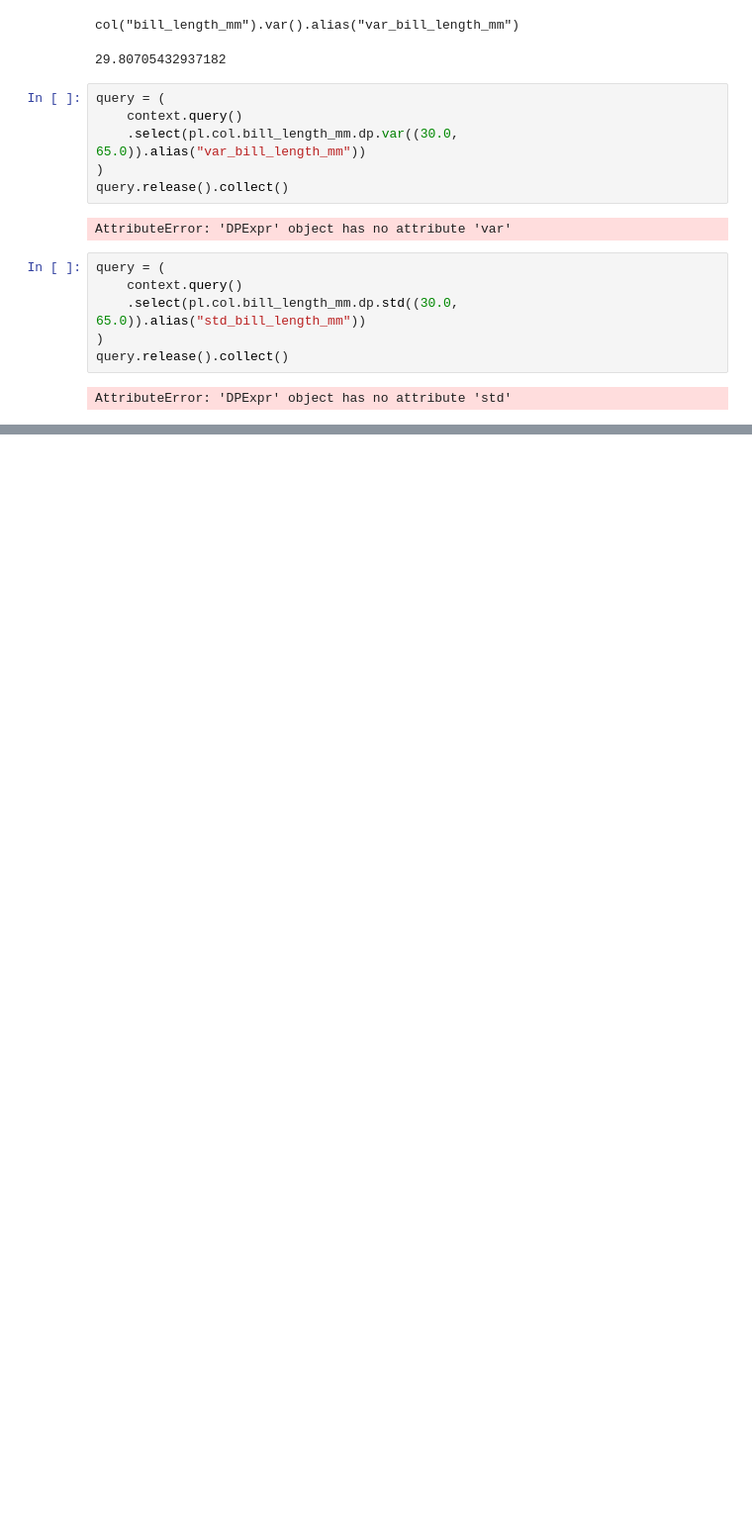
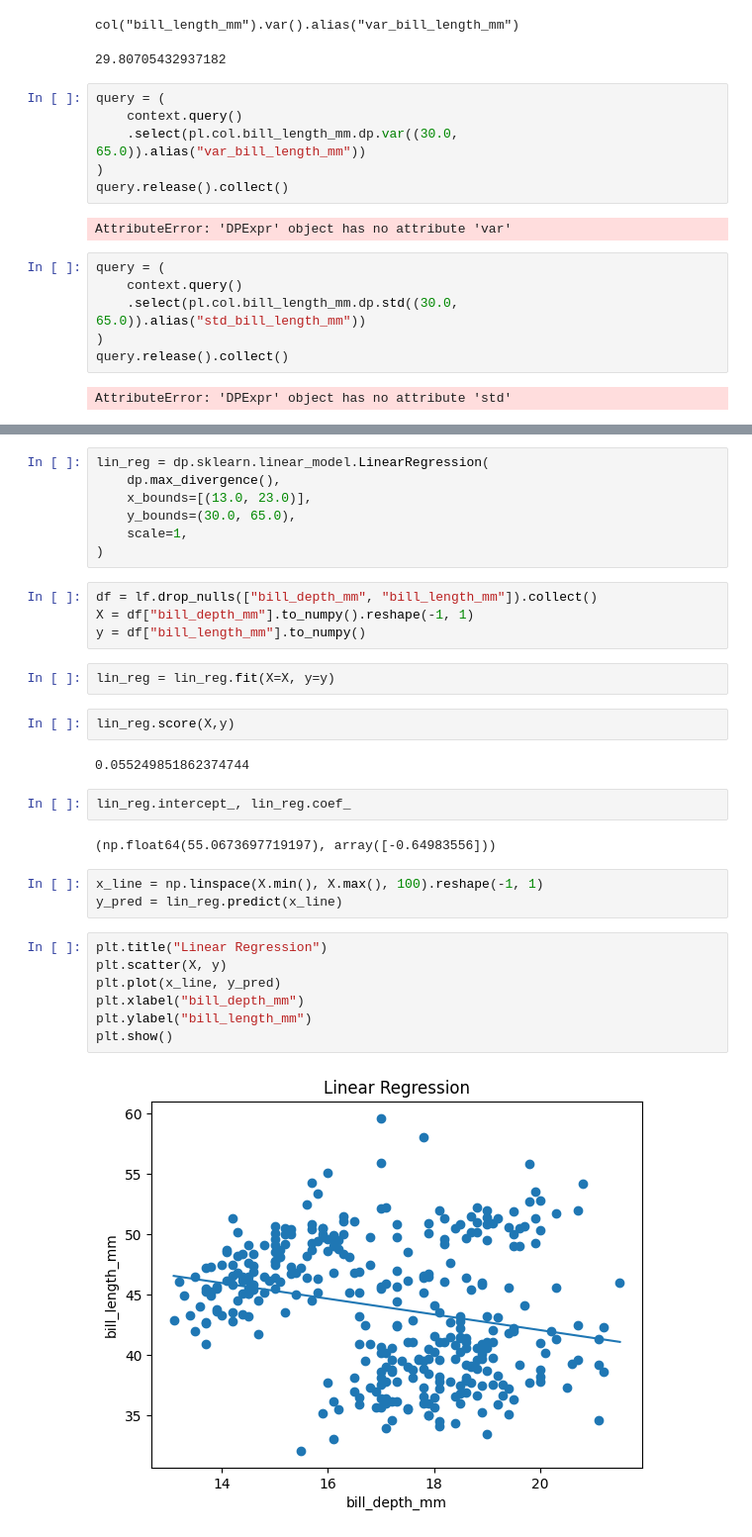
Before and after one commit to PaulineMauryL/dev-dp-lomas, a Jupyter notebook: opendp-0-14-features-penguin.ipynb, the cells around one changed output, grey strips where cells are left out. Shown at 99% size. Saved outputs shown, nothing was run; the diff lists cells and outputs as text; blank space fills up the shorter version.

Commit message:
add linear regression

```diff
--- a/opendp-0-14-features-penguin.ipynb
+++ b/opendp-0-14-features-penguin.ipynb
@@ -716,0 +724,33 @@ AttributeError: 'DPExpr' object has no attribute 'std'
+# %%
+lin_reg = dp.sklearn.linear_model.LinearRegression(
+    dp.max_divergence(),
+    x_bounds=[(13.0, 23.0)],
+    y_bounds=(30.0, 65.0),
+    scale=1,
+)
+# %%
+df = lf.drop_nulls(["bill_depth_mm", "bill_length_mm"]).collect()
+X = df["bill_depth_mm"].to_numpy().reshape(-1, 1)
+y = df["bill_length_mm"].to_numpy()
+# %%
+lin_reg = lin_reg.fit(X=X, y=y)
+# %%
+lin_reg.score(X,y)
+# %% [output]
+0.055249851862374744
+# %%
+lin_reg.intercept_, lin_reg.coef_
+# %% [output]
+(np.float64(55.0673697719197), array([-0.64983556]))
+# %%
+x_line = np.linspace(X.min(), X.max(), 100).reshape(-1, 1)
+y_pred = lin_reg.predict(x_line)
+# %%
+plt.title("Linear Regression")
+plt.scatter(X, y)
+plt.plot(x_line, y_pred)
+plt.xlabel("bill_depth_mm")
+plt.ylabel("bill_length_mm")
+plt.show()
+# %% [output]
+[figure, added]
```
Also changed, not shown: parts of 3 cells of this notebook.
